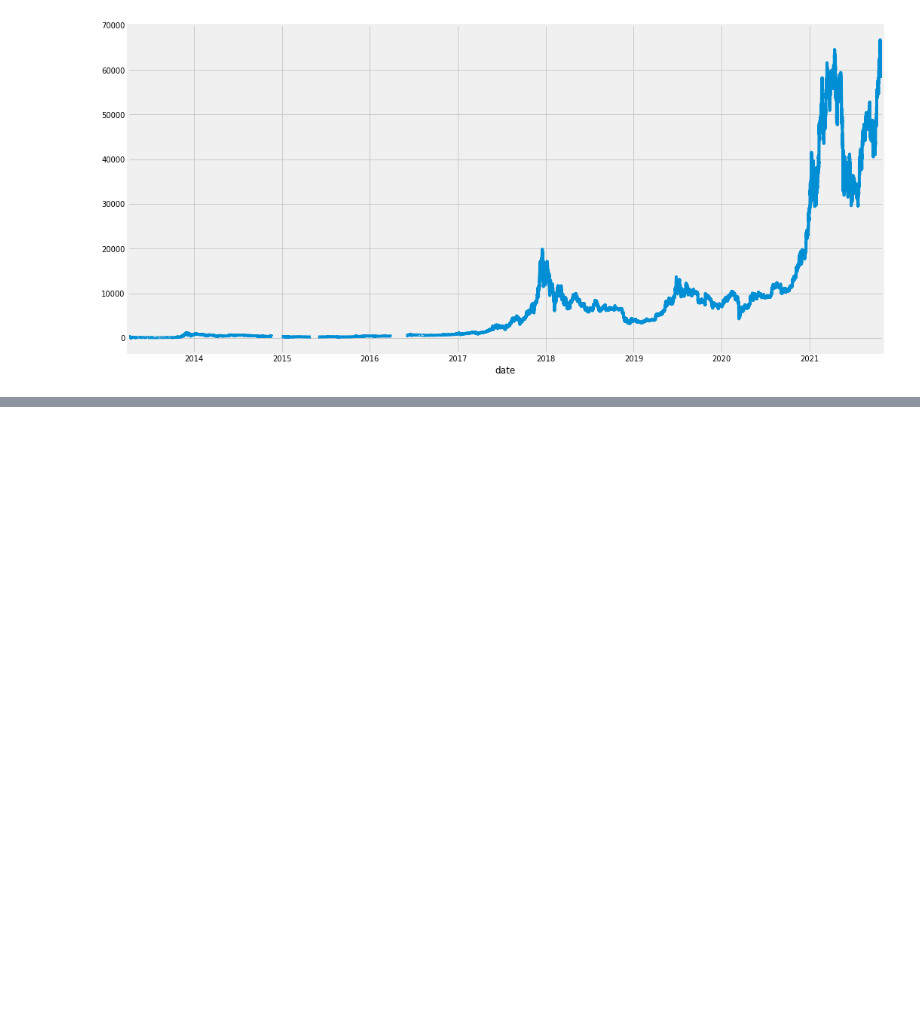
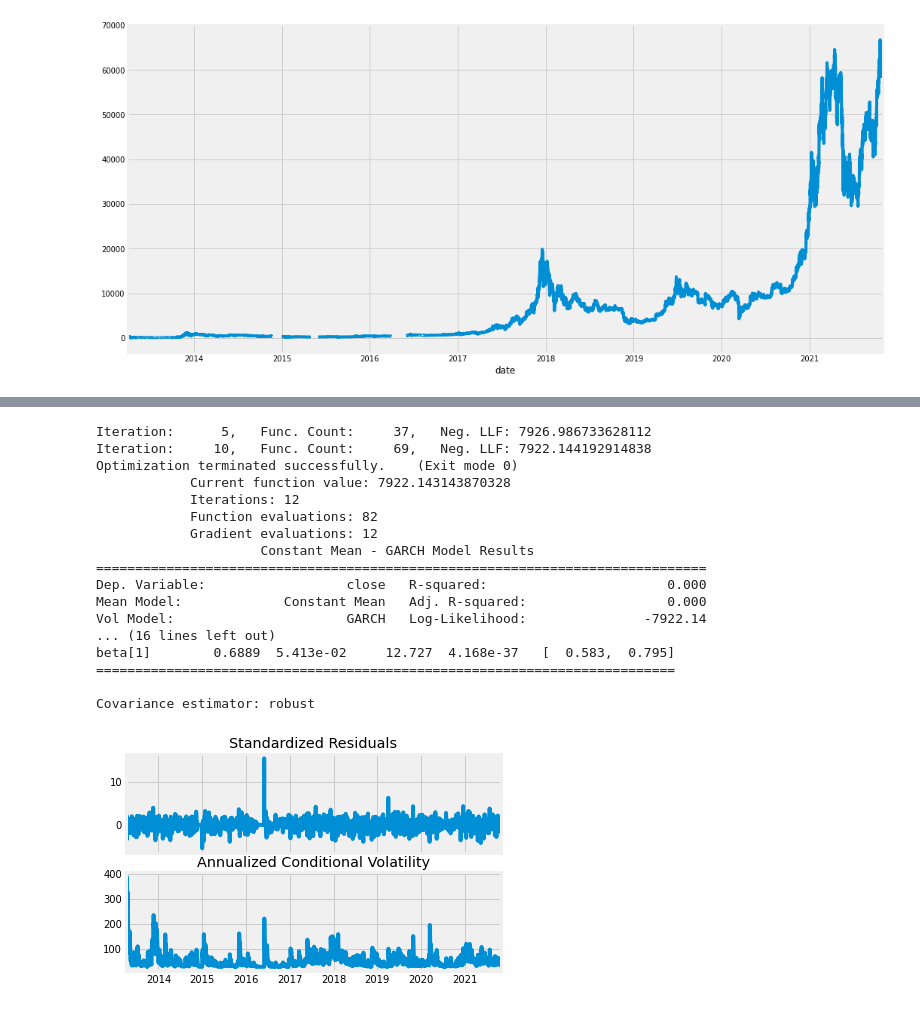
Before and after one commit to ayoubbensakhria/finance_algo, a Jupyter notebook: ARCH_and_GARCH.ipynb, the cells around one changed output, grey strips where cells are left out. Saved outputs shown, nothing was run; the diff lists cells and outputs as text; code cells hidden in the pictures; blank space fills up the shorter version.

Commit message:
Variance Forecasts using GARCH

```diff
--- a/ARCH_and_GARCH.ipynb
+++ b/ARCH_and_GARCH.ipynb
@@ -40,0 +72,24 @@ df['close'].plot(figsize=(16,8))
+# %%
+am = arch_model(returns)
+res = am.fit(update_freq=5)
+print(res.summary())
+fig = res.plot(annualize="D")
+# %% [output]
+Iteration:      5,   Func. Count:     37,   Neg. LLF: 7926.986733628112
+Iteration:     10,   Func. Count:     69,   Neg. LLF: 7922.144192914838
+Optimization terminated successfully.    (Exit mode 0)
+            Current function value: 7922.143143870328
+            Iterations: 12
+            Function evaluations: 82
+            Gradient evaluations: 12
+                     Constant Mean - GARCH Model Results
+==============================================================================
+Dep. Variable:                  close   R-squared:                       0.000
+Mean Model:             Constant Mean   Adj. R-squared:                  0.000
+Vol Model:                      GARCH   Log-Likelihood:               -7922.14
+... (16 lines left out)
+beta[1]        0.6889  5.413e-02     12.727  4.168e-37   [  0.583,  0.795]
+==========================================================================
+
+Covariance estimator: robust
+[figure, added]
```
Also changed, not shown: parts of 29 cells of this notebook.
